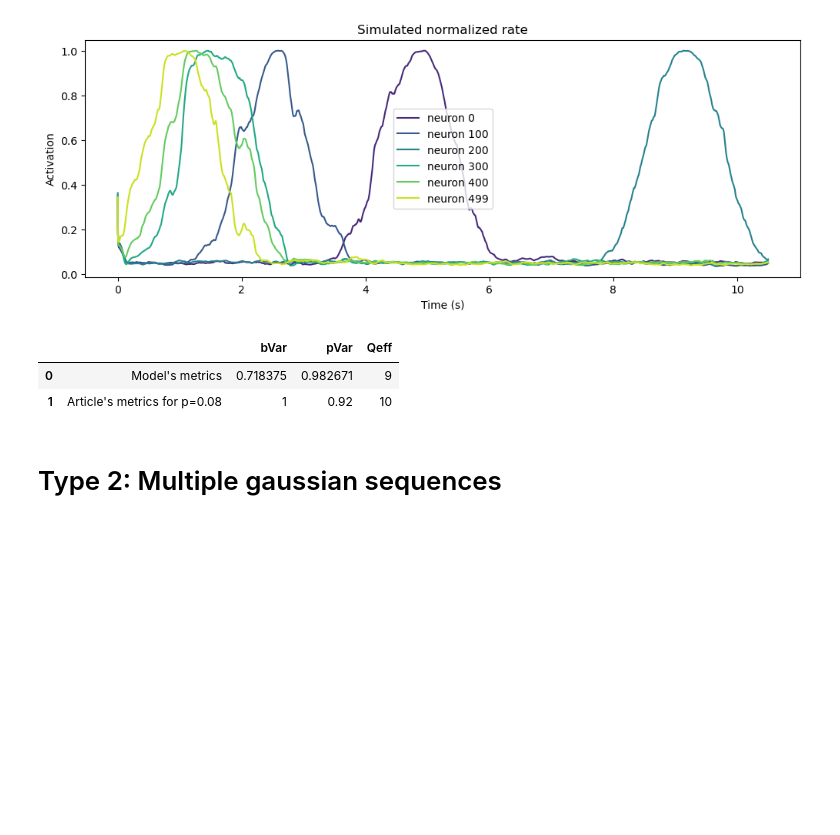
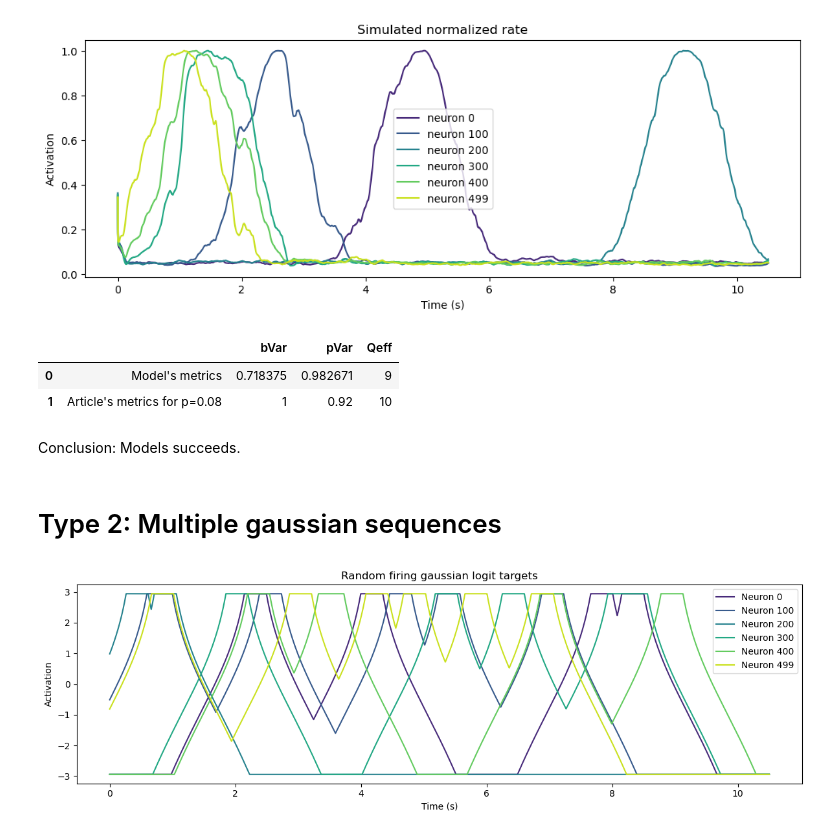
Before and after one commit to JohanneBohn/Reproducing-neural-sequences-with-Partial-In-Network-Training, a Jupyter notebook: learnable_patterns.ipynb, the cells around one changed output. Saved outputs shown, nothing was run; the diff lists cells and outputs as text; code cells hidden in the pictures; blank space fills up the shorter version.

```diff
--- a/learnable_patterns.ipynb
+++ b/learnable_patterns.ipynb
@@ -9,6 +15,19 @@ dt = 0.001
 sigma = np.sqrt(0.3)
 epsilon = 0.05
 neuron_list = [0, 100, 200, 300, 400, 499]
+max_bumps = 4
+
+p = 0.08
+g = 1.2
+tau = 0.01
+theta = 0
+p0 = 10
+n_runs = 500
+n_steps = 50
+cv_threshold = 0.0
+p_reg = 1e-9
+
+eval_threshold = 0.95
 # %% [markdown]
 # Inputs generation
 # %%
@@ -85,6 +87,8 @@ Metrics.general_evaluation(rates = final_rates, targets = targets_rate, t = rfgs
 |  |  | bVar | pVar | Qeff |
 | 0 | Model's metrics | 0.718375 | 0.982671 | 9 |
 | 1 | Article's metrics for p=0.08 | 1 | 0.92 | 10 |
+# %% [markdown]
+Conclusion: Models succeeds.
 # %% [markdown]
 # Type 2: Multiple gaussian sequences
 # %%
@@ -91,0 +99,6 @@ from src.targets_generation import Multiple_gaussian_seq
+# %%
+mgs = Multiple_gaussian_seq(T, dt)
+targets = mgs.target_functions(T, sigma, N, epsilon, max_bumps)
+mgs.target_graph(T, sigma, N, neuron_list, epsilon)
+# %% [output]
+[figure, added]
```
Also changed, not shown: parts of 38 cells of this notebook, 1 other file.
